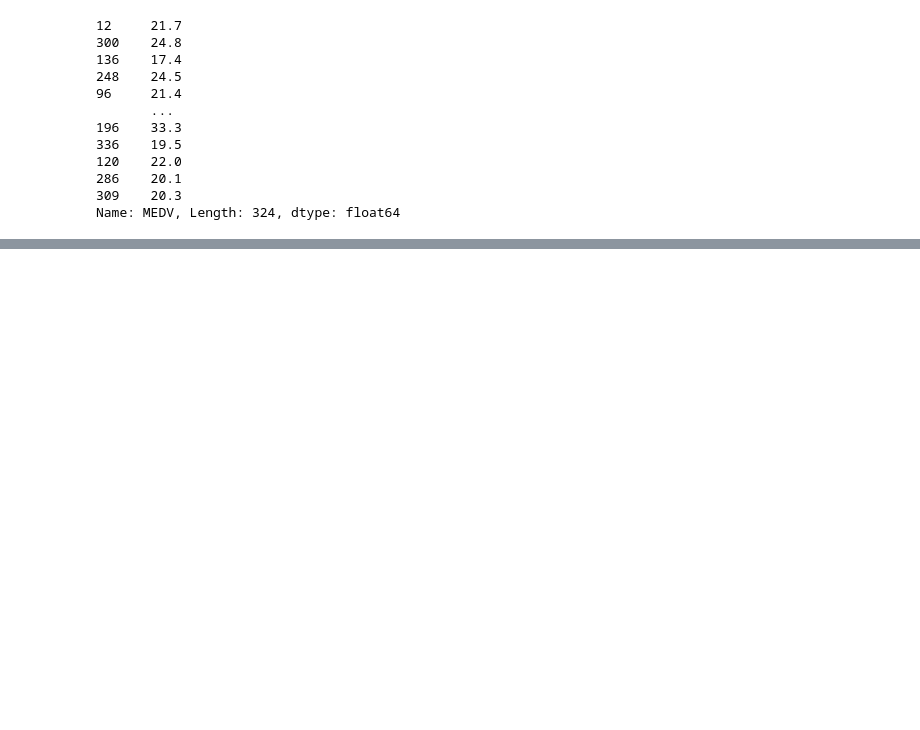
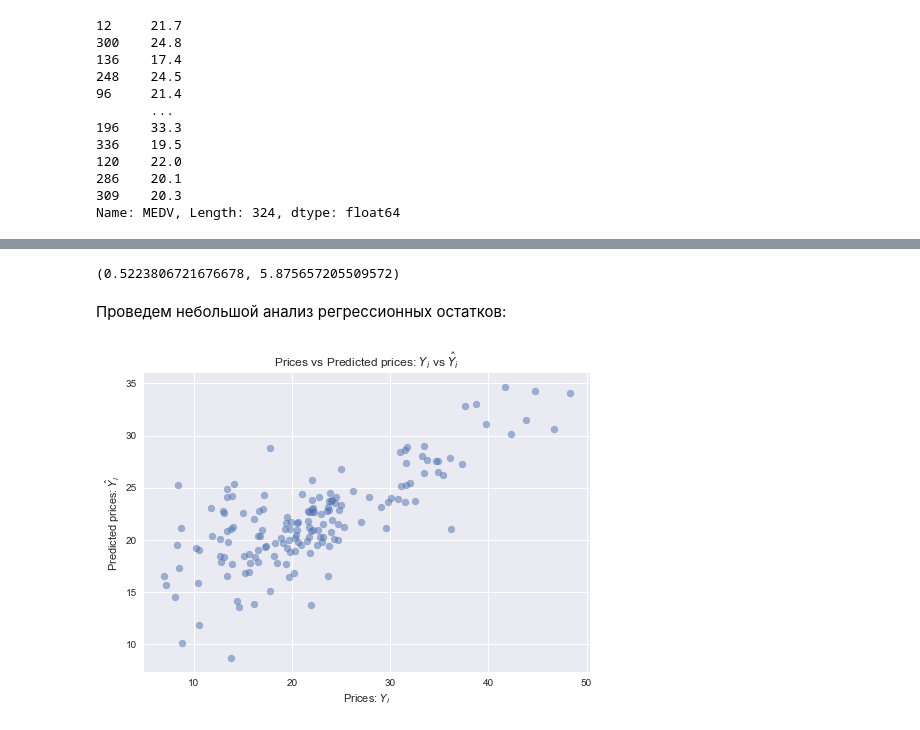
Before and after one commit to alexanderlakiza/cs102, a Jupyter notebook: homework08/LinearRegressionAssignment.ipynb, the cells around one changed output, grey strips where cells are left out. Saved outputs shown, nothing was run; the diff lists cells and outputs as text; code cells hidden in the pictures; blank space fills up the shorter version.

```diff
--- a/homework08/LinearRegressionAssignment.ipynb
+++ b/homework08/LinearRegressionAssignment.ipynb
@@ -179,0 +246,2 @@ model.coef_
+# %%
+Y_pred = model.predict(X_test)
@@ -179,0 +269,13 @@ model.coef_
+# %%
+r_squared(Y_pred, Y_test), rmse(Y_pred, Y_test)
+# %% [output]
+(0.5223806721676678, 5.875657205509572)
+# %% [markdown]
+Проведем небольшой анализ регрессионных остатков:
+# %%
+plt.scatter(Y_test[1:], Y_pred, alpha=0.5)
+plt.xlabel("Prices: $Y_i$")
+plt.ylabel("Predicted prices: $\hat{Y}_i$")
+plt.title("Prices vs Predicted prices: $Y_i$ vs $\hat{Y}_i$");
+# %% [output]
+[figure, added]
```
Also changed, not shown: parts of 53 cells of this notebook.
